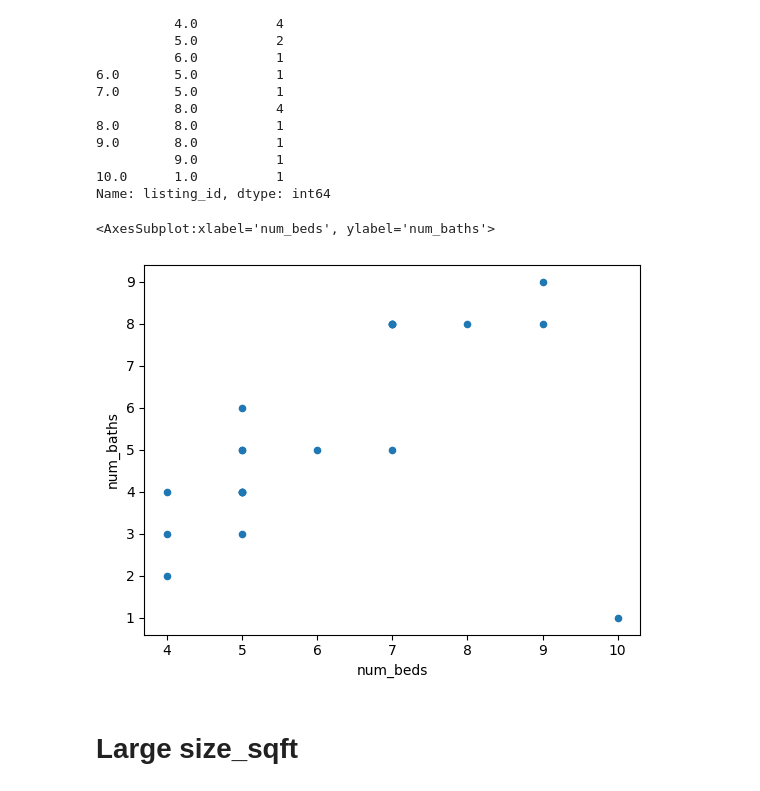
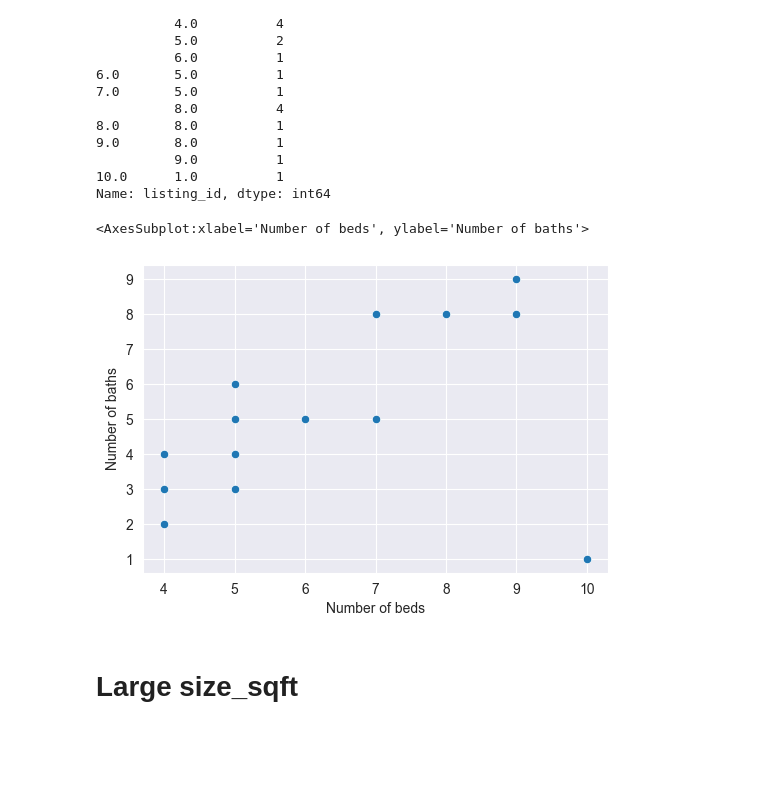
Before and after one commit to atul1696/cs5228-project, a Jupyter notebook: outliers.ipynb, the cells around one changed output. Drawn from its saved outputs; the diff is of its cells as text; code cells hidden in the pictures; blank space fills up the shorter version.

Commit message:
Add code report graph generation

```diff
--- a/outliers.ipynb
+++ b/outliers.ipynb
@@ -3,5 +3,18 @@ import numpy as np
 import pandas as pd
 
 import matplotlib.pyplot as plt
+import seaborn as sns
+sns.set_style('darkgrid')
+palette = sns.husl_palette(10)
 # %%
 from src.preprocessor_utils import convert_to_lowercase
+# %%
+def get_plot(data, x, x_label, y, y_label, plot_type):
+    plt.figure(figsize=(6, 4))
+    ax = None
+    if plot_type == 'scatter':
+        ax = sns.scatterplot(data=data, y=y, x=x)
+    elif plot_type == 'bar':
+        ax = sns.barplot(data=data, y=y, x=x, orient='h')
+    ax.set(xlabel=x_label, ylabel=y_label)
+    return ax
@@ -77,10 +113,11 @@ num_beds  num_baths
 10.0      1.0          1
 Name: listing_id, dtype: int64
 # %%
-df_train[(df_train["property_name"].str.contains("raffles park"))].plot.scatter(x="num_beds", y="num_baths")
+#df_train[(df_train["property_name"].str.contains("raffles park"))].plot.scatter(x="num_beds", y="num_baths")
+get_plot(df_train[(df_train["property_name"].str.contains("raffles park"))], x='num_beds', x_label='Number of beds', y='num_baths', y_label='Number of baths', plot_type='scatter')
 # %% [output]
-<AxesSubplot:xlabel='num_beds', ylabel='num_baths'>
+<AxesSubplot:xlabel='Number of beds', ylabel='Number of baths'>
-[figure, old version]
+[figure, new version]
 # %% [markdown]
 # Large size_sqft
 # %%
```
Also changed, not shown: parts of 9 cells of this notebook, 3 other files.
